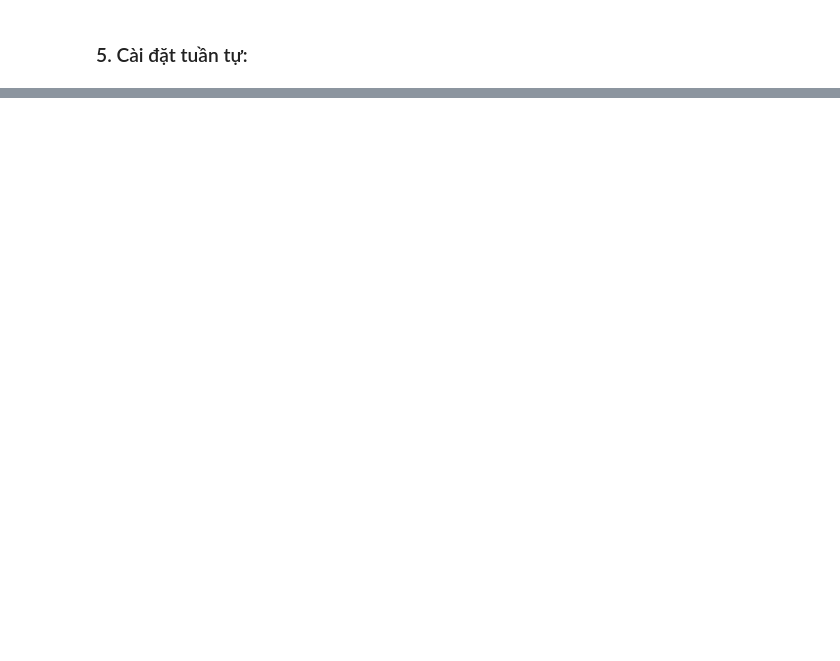
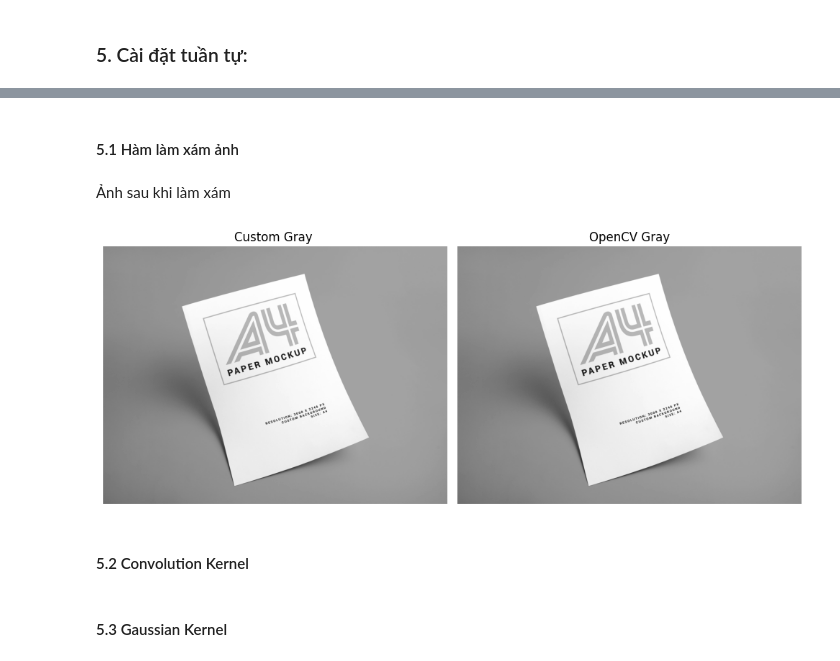
Before and after one commit to huukhoa2112/LTSSUD, a Jupyter notebook: enhancing_image.ipynb, the cells around one changed output, grey strips where cells are left out. Saved outputs shown, nothing was run; the diff lists cells and outputs as text; code cells hidden in the pictures; blank space fills up the shorter version.

```diff
--- a/enhancing_image.ipynb
+++ b/enhancing_image.ipynb
@@ -172,0 +200,4 @@ Mục tiêu của bước này này là lấy ra được viền của ảnh đ
+# %%
+img_path = 'a.jpg'
+img = np.asarray(Image.open(img_path))
+Image.open(img_path)
@@ -172,0 +206,45 @@ Mục tiêu của bước này này là lấy ra được viền của ảnh đ
+# %% [markdown]
+#### 5.1 Hàm làm xám ảnh
+# %%
+@jit(cache=True)
+def convert_RGB_To_Gray(img):
+    gray = np.zeros((img.shape[0],img.shape[1]), img.dtype)
+    for i in range(img.shape[0]):
+        for j in range(img.shape[1]):
+            gray[i,j] = round(img[i,j,0] * 0.2989  + img[i,j,1] * 0.5870 + img[i,j,2] * 0.1141, 0)
+
+    return gray
+# %%
+gray_py = convert_RGB_To_Gray(img)
+# %%
+
+gray_cv = cv2.cvtColor(cv2.cvtColor(img,cv2.COLOR_RGB2BGR), cv2.COLOR_BGR2GRAY)
+# %% [markdown]
+
+
+
+
+
+
+
+
+
+Ảnh sau khi làm xám
+# %%
+images = [gray_py, gray_cv]
+titles = ['Custom Gray ', 'OpenCV Gray']
+
+plt.figure(figsize=(10, 5))
+
+for i in range(len(images)):
+    plt.subplot(1, len(images), i+1)
+    plt.imshow(images[i], cmap='gray')
+    plt.title(titles[i])
+    plt.axis('off')
+
+plt.tight_layout()
+plt.show()
+# %% [output]
+[figure, added]
+# %% [markdown]
+#### 5.2 Convolution Kernel
@@ -172,0 +284,2 @@ Mục tiêu của bước này này là lấy ra được viền của ảnh đ
+# %% [markdown]
+#### 5.3 Gaussian Kernel
```
Also changed, not shown: parts of 56 cells of this notebook.
